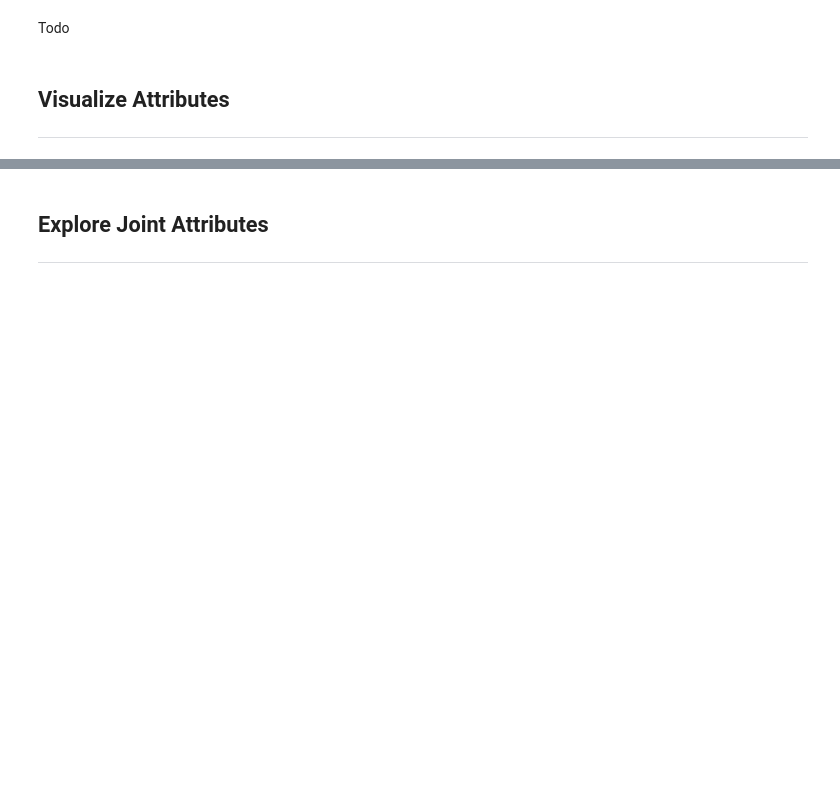
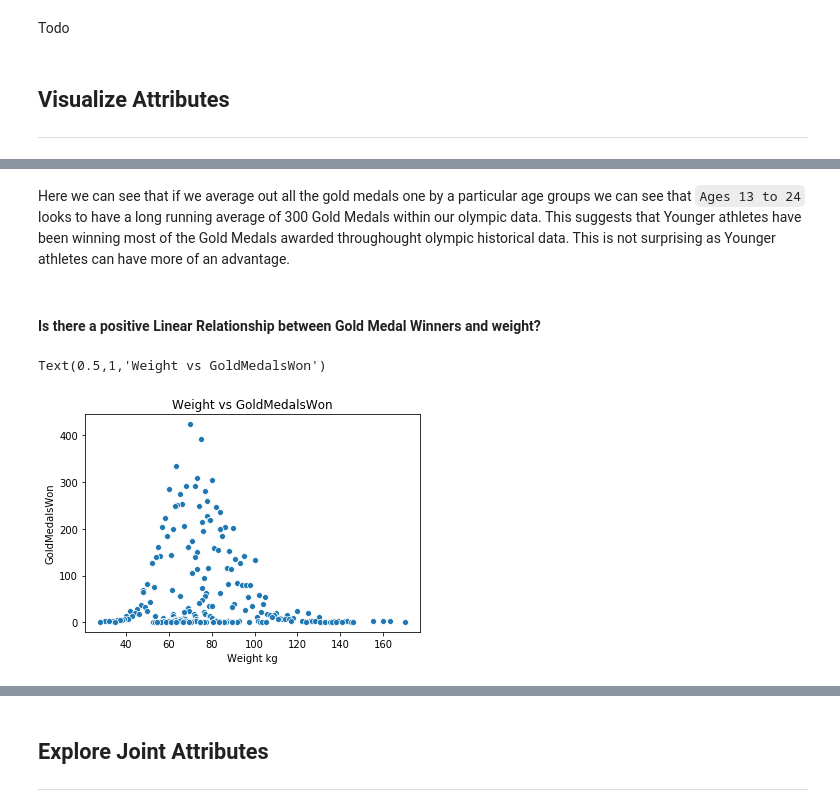
Before and after one commit to i4a/olympics, a Jupyter notebook: LabAssignmentOne.ipynb, the cells around one changed output, grey strips where cells are left out. Saved outputs shown, nothing was run; the diff lists cells and outputs as text; code cells hidden in the pictures; blank space fills up the shorter version.

```diff
--- a/LabAssignmentOne.ipynb
+++ b/LabAssignmentOne.ipynb
@@ -35,0 +108,16 @@ Todo
+# %% [markdown]
+Here we can see that if we average out all the gold medals one by a particular age groups we can see that `Ages 13 to 24` looks to have a long running average of 300 Gold Medals within our olympic data. This suggests that Younger athletes have been winning most of the Gold Medals awarded throughought olympic historical data. This is not surprising as Younger athletes can have more of an advantage.
+# %% [markdown]
+#### Is there a  positive Linear Relationship between Gold Medal Winners and weight?
+# %%
+weight_info = df[df['Medal'] == 'Gold'].groupby(['Weight'])['Medal'].count().sort_values(ascending=False)
+weight_df = pd.DataFrame({'Weight kg': weight_info.index,
+                         'GoldMedalsWon': weight_info.values })
+
+weight_df
+sns.scatterplot(x="Weight kg", y="GoldMedalsWon",
+                data=weight_df)
+plt.title("Weight vs GoldMedalsWon")
+# %% [output]
+Text(0.5,1,'Weight vs GoldMedalsWon')
+[figure, added]
```
Also changed, not shown: parts of 24 cells of this notebook.
